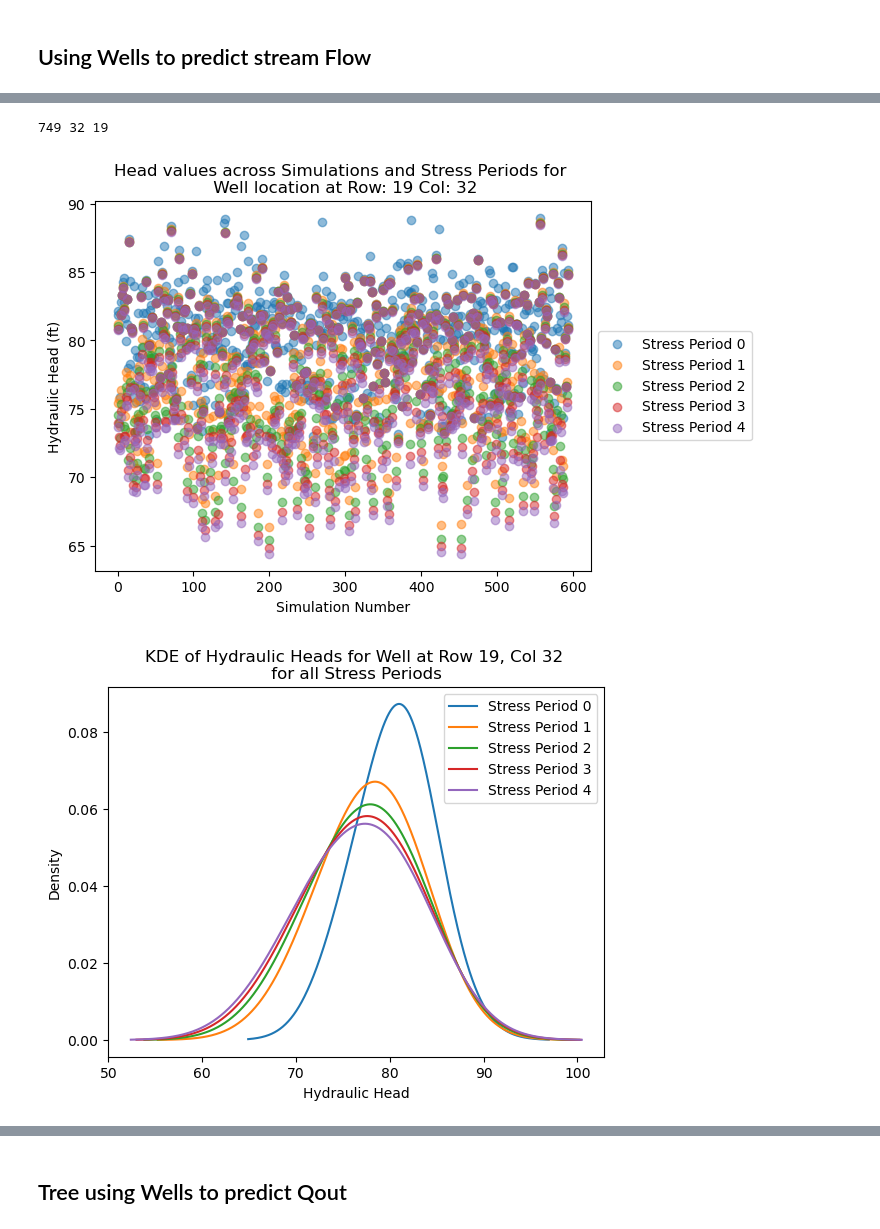
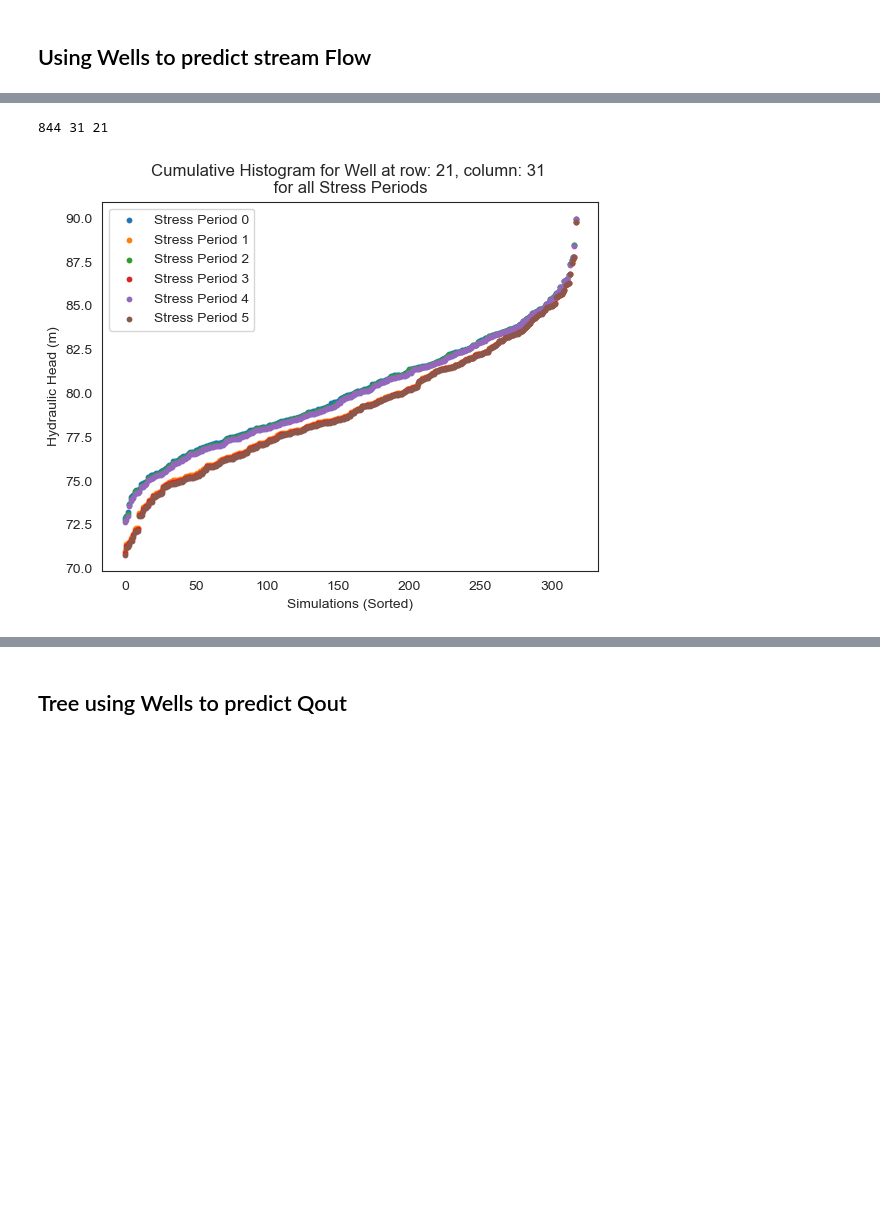
Before and after one commit to davermurray/mf-trees, a Jupyter notebook: ModflowSfrTreeTransDrawdown.ipynb, the cells around one changed output, grey strips where cells are left out. Saved outputs shown, nothing was run; the diff lists cells and outputs as text; code cells hidden in the pictures; blank space fills up the shorter version.

```diff
--- a/ModflowSfrTreeTransDrawdown.ipynb
+++ b/ModflowSfrTreeTransDrawdown.ipynb
@@ -347,7 +390,8 @@ Feature: 6, Score: 0.13445
 ibound = np.loadtxt('base/ibound_lyr1.txt')
 all_well_loc = np.asarray(np.where(ibound == 1)).T
 
-well_head = np.empty((all_well_loc.shape[0], len(simindex),numTS))
+#well_head = np.empty((all_well_loc.shape[0], len(simindex),numTS))
+well_head = np.empty((all_well_loc.shape[0], len(grtzSims),numTS))
 # %%
 # #Cell block for test head object out put - can ignore
 
@@ -588,13 +556,13 @@ wellmesh_corr = wellmesh_correlation(all_well_loc,Stp_head_df)
 from scipy.interpolate import interp2d
 from scipy.interpolate import griddata
 import matplotlib.cm as cm
-
+wn = 844
 
 kk = np.arange(0,50)
 gg = np.arange(0,50)
 GG, KK = np.meshgrid(gg,kk)
 
-test_head = well_head_df.to_numpy().reshape((len(simindex),well_head.shape[0],numTS))
+test_head = well_head_df.to_numpy().reshape((len(grtzSims),well_head.shape[0],numTS))
 #print(test_head)
 # well_head_var = test.var(axis=(0,1))
 # print(well_head_var.shape)
@@ -603,7 +571,7 @@ well_head_var = np.empty((well_head.shape[0],numTS))
 
 for i in range(well_head.shape[0]):
     for k in range(numTS):
-        well_head_var[i][k] = np.mean(test_head[:,i,k])
+        well_head_var[i][k] = np.std(test_head[:,i,k])
 
 print(well_head_var)
 wellmesh = np.ndarray((numTS,50,50))
@@ -628,16 +596,21 @@ plt.figure(figsize=(8,6))
 #     plt.title('Standard Deviation of the head values across the simulations \n Stress Period: ' +str(i +1))
 #     plt.show()
 # grid_z0 = griddata(wellmap[:1], wellmap[2], (KK, GG), method='nearest')
-wm_dif = wellmesh[-1]-wellmesh[0]
+wm_dif = wellmesh[0]-wellmesh[-1]
 wm_dif = np.ma.masked_array(wm_dif, wellmesh[0] < 0)
 #plt.imshow(wellmesh, cmap='RdBu')
 plt.figure(figsize=(8,6))
-plt.pcolormesh(KK,GG,wm_dif, cmap = cm.Spectral,vmax = 1, shading='nearest')
+plt.pcolormesh(KK,GG,wm_dif, cmap = cmap2, shading='nearest')
+plt.plot(int(all_well_loc[wn][1]), int(all_well_loc[wn][0]), marker="o", markersize=8, color="tab:pink", mfc='none', linestyle = "None", label="Plot Location")
+#plt.plot(range(1,49),river, color="lightblue",label='River')
+plt.plot(25,25, marker="s", markersize=8, color="tab:purple", mfc='none', linestyle = "None", label="Reach 25")
+
 #plt.plot(31, 20, marker="x", markersize=8, color="White", linestyle = "None", label="Obs")
 plt.colorbar(label = 'Change in Standard Deviation')
 plt.xlabel('Columns')
 plt.ylabel('Rows')
 plt.title('Difference in Standard Deviation of Hydraulic Head Values \n between First and Last Stress Periods')
+plt.legend()
 plt.show()
 
 plt.figure(figsize=(8,6))
@@ -754,32 +734,23 @@ print(well_head_noRiv.shape)
 # %%
 import seaborn as sns
 
-wn = 749
+wn = 844
 #int(well_loc_df.loc[wn, 1]), int(well_loc_df.loc[wn, 0])
 print(wn,int(well_loc_df.loc[wn, 1]), int(well_loc_df.loc[wn, 0]))
+
+wnlist = [wn*numTS + i for i in range(numTS)]
 for i in range(numTS):
-    label = "Stress Period " + str(i)
-    plt.scatter(range(well_head_df.shape[0]),well_head_df[wn*numTS + i], label=label, alpha = 0.5)
-    #well_head_df.plot(kind='hexbin', x=wn*numTS + i, y = range(well_head_df.shape[0]))
-    #plt.plot(range(well_head_df.shape[0]),np.repeat(well_head_df[wn*numTS + i].mean(),well_head_df.shape[0]),linewidth=3) #plot average as line across simulations
-plt.xlabel('Simulation Number')
-plt.ylabel('Hydraulic Head (ft)')
-plt.title("Head values across Simulations and Stress Periods for \n Well location at Row: " +str(well_loc_df.loc[wn, 0])+ " Col: " + str(well_loc_df.loc[wn, 1]))
-plt.legend(loc='center left', bbox_to_anchor=(1, 0.5))
-plt.show()
+    #hist = plt.hist(well_head_df[wn*numTS + i], bins = 20,histtype = 'step', cumulative=True, label ='Stress Period '+str(i) )
+   # plt.plot(well_head_df[wn*numTS + i].sorted_values(), bins = 20,histtype = 'step', cumulative=True, label ='Stress Period '+str(i) )
+    plt.scatter(range(len(well_head_df.loc[:,idx[str(wn),i]].index)),well_head_df.loc[:,idx[str(wn),i]].sort_values(), s = 10, label='Stress Period '+str(i))
+    #plt.plot(range(well_head_df.shape[0]),np.repeat(well_head_df[wn*numTS + i].mean(),well_head_df.shape[0]),linewidth=1) #plot average as line across simulations
 
-for i in range(numTS):
-    well_head_df[wn*numTS + i].plot.kde(label='Stress Period '+str(i), bw_method=1)
-#     ax = well_head_df[wn*numTS + i].plot(kind='kde')
-    #well_head_df[wn*numTS + i].plot(kind='hist', bins=12, alpha=0.5,secondary_y=True,)
-#     ax.set_xlabel('Hydraulic Head')
-    #sns.displot(well_head_df[wn*numTS + i])
-plt.xlabel('Hydraulic Head')
-plt.title('KDE of Hydraulic Heads for Well at Row 19, Col 32 \n for all Stress Periods ')
+plt.ylabel('Hydraulic Head (m)')
+plt.xlabel('Simulations (Sorted)')
+plt.title('Cumulative Histogram for Well at row: ' +str(all_well_loc[wn][0])+ ", column: " + str(all_well_loc[wn][1])+ ' \n for all Stress Periods ')
 plt.legend()
 plt.show()
 # %% [output]
-749 32 19
+844 31 21
-[figure, old version]
+[figure, new version]
-[figure, removed]
 # %%
```
Also changed, not shown: parts of 28 cells of this notebook, 9 other files.
